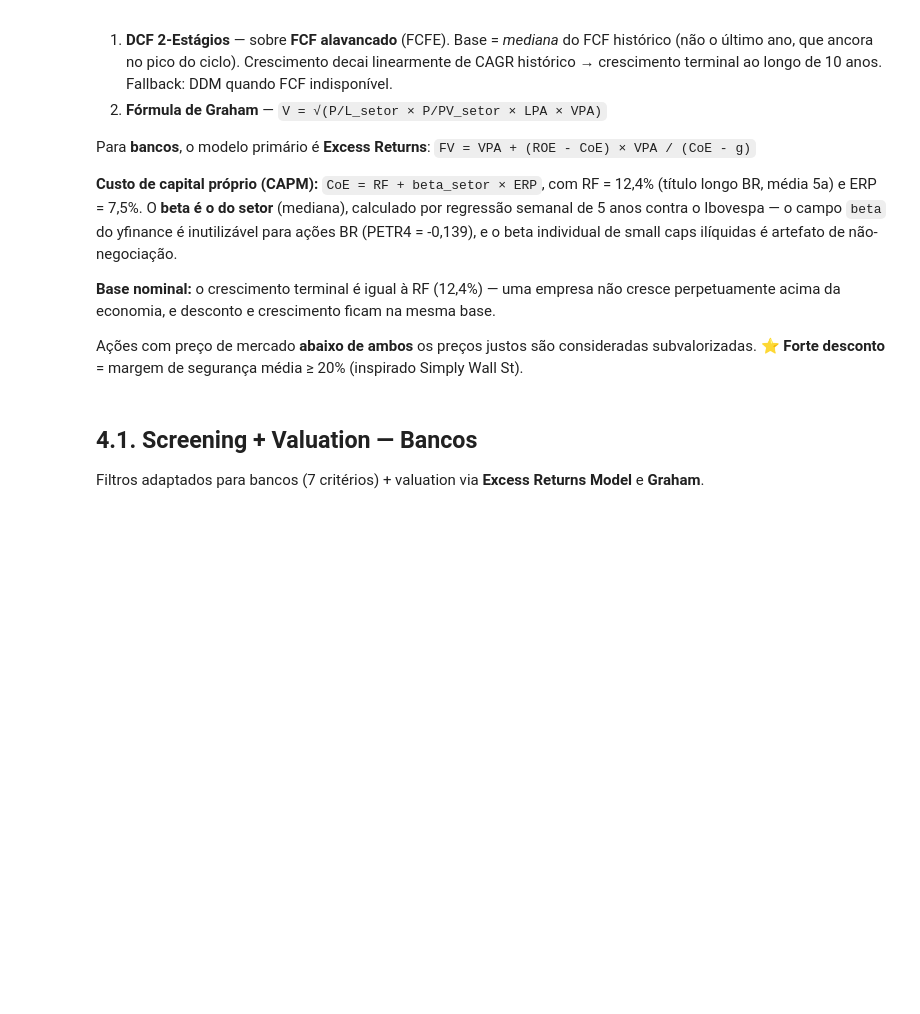
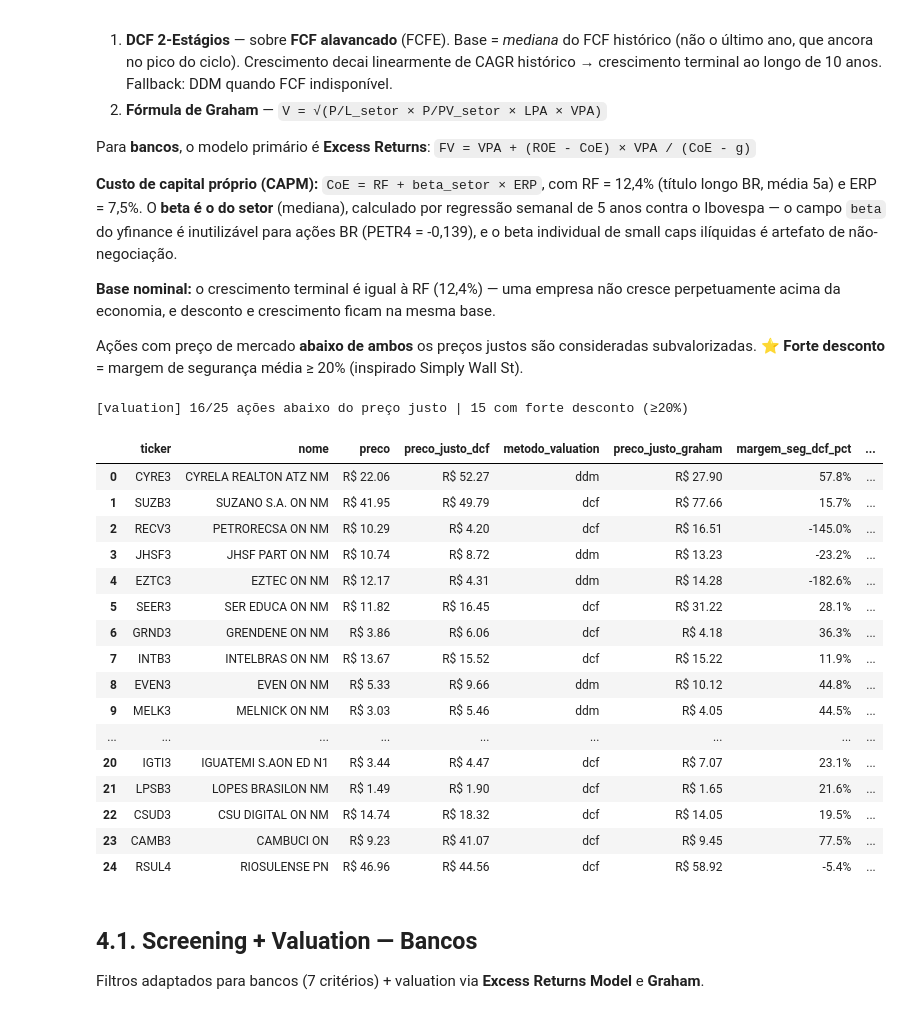
Before and after one commit to alisson446/stock-analysis, a Jupyter notebook: analysis.ipynb, the cells around one changed output. Drawn from its saved outputs; the diff is of its cells as text; code cells hidden in the pictures; blank space fills up the shorter version.

```diff
--- a/analysis.ipynb
+++ b/analysis.ipynb
@@ -123,20 +173,40 @@ Ações com preço de mercado **abaixo de ambos** os preços justos são conside
 # %%
 # Calcular valuation (DCF 2-estágios + Graham) para ações filtradas
 if len(filtered_stocks) > 0:
     valued_stocks = valuation.apply_valuation(filtered_stocks, stock_fundamentals_clean, model='stock')
 
-    val_cols = ['ticker', 'nome', 'preco', 'preco_justo_dcf', 'preco_justo_graham',
-                'margem_seg_dcf_pct', 'margem_seg_graham_pct', 'undervalued', 'forte_desconto']
+    val_cols = ['ticker', 'nome', 'preco', 'preco_justo_dcf', 'metodo_valuation',
+                'preco_justo_graham', 'margem_seg_dcf_pct', 'margem_seg_graham_pct',
+                'undervalued', 'forte_desconto']
     display(valued_stocks[val_cols].style.format({
         'preco': 'R$ {:.2f}',
         'preco_justo_dcf': 'R$ {:.2f}',
         'preco_justo_graham': 'R$ {:.2f}',
         'margem_seg_dcf_pct': '{:.1f}%',
         'margem_seg_graham_pct': '{:.1f}%',
     }))
 else:
     valued_stocks = pd.DataFrame()
     print("⚠️ Nenhuma ação para avaliar.")
+# %% [output]
+[valuation] 16/25 ações abaixo do preço justo | 15 com forte desconto (≥20%)
+|  | ticker | nome | preco | preco_justo_dcf | metodo_valuation | preco_justo_graham | margem_seg_dcf_pct | ... |
+| 0 | CYRE3 | CYRELA REALTON ATZ NM | R$ 22.06 | R$ 52.27 | ddm | R$ 27.90 | 57.8% | ... |
+| 1 | SUZB3 | SUZANO S.A. ON NM | R$ 41.95 | R$ 49.79 | dcf | R$ 77.66 | 15.7% | ... |
+| 2 | RECV3 | PETRORECSA ON NM | R$ 10.29 | R$ 4.20 | dcf | R$ 16.51 | -145.0% | ... |
+| 3 | JHSF3 | JHSF PART ON NM | R$ 10.74 | R$ 8.72 | ddm | R$ 13.23 | -23.2% | ... |
+| 4 | EZTC3 | EZTEC ON NM | R$ 12.17 | R$ 4.31 | ddm | R$ 14.28 | -182.6% | ... |
+| 5 | SEER3 | SER EDUCA ON NM | R$ 11.82 | R$ 16.45 | dcf | R$ 31.22 | 28.1% | ... |
+| 6 | GRND3 | GRENDENE ON NM | R$ 3.86 | R$ 6.06 | dcf | R$ 4.18 | 36.3% | ... |
+| 7 | INTB3 | INTELBRAS ON NM | R$ 13.67 | R$ 15.52 | dcf | R$ 15.22 | 11.9% | ... |
+| 8 | EVEN3 | EVEN ON NM | R$ 5.33 | R$ 9.66 | ddm | R$ 10.12 | 44.8% | ... |
+| 9 | MELK3 | MELNICK ON NM | R$ 3.03 | R$ 5.46 | ddm | R$ 4.05 | 44.5% | ... |
+| ... | ... | ... | ... | ... | ... | ... | ... | ... |
+| 20 | IGTI3 | IGUATEMI S.AON ED N1 | R$ 3.44 | R$ 4.47 | dcf | R$ 7.07 | 23.1% | ... |
+| 21 | LPSB3 | LOPES BRASILON NM | R$ 1.49 | R$ 1.90 | dcf | R$ 1.65 | 21.6% | ... |
+| 22 | CSUD3 | CSU DIGITAL ON NM | R$ 14.74 | R$ 18.32 | dcf | R$ 14.05 | 19.5% | ... |
+| 23 | CAMB3 | CAMBUCI ON | R$ 9.23 | R$ 41.07 | dcf | R$ 9.45 | 77.5% | ... |
+| 24 | RSUL4 | RIOSULENSE PN | R$ 46.96 | R$ 44.56 | dcf | R$ 58.92 | -5.4% | ... |
 # %% [markdown]
 ## 4.1. Screening + Valuation — Bancos
 
```
Also changed, not shown: parts of 9 cells of this notebook, 6 other files.
